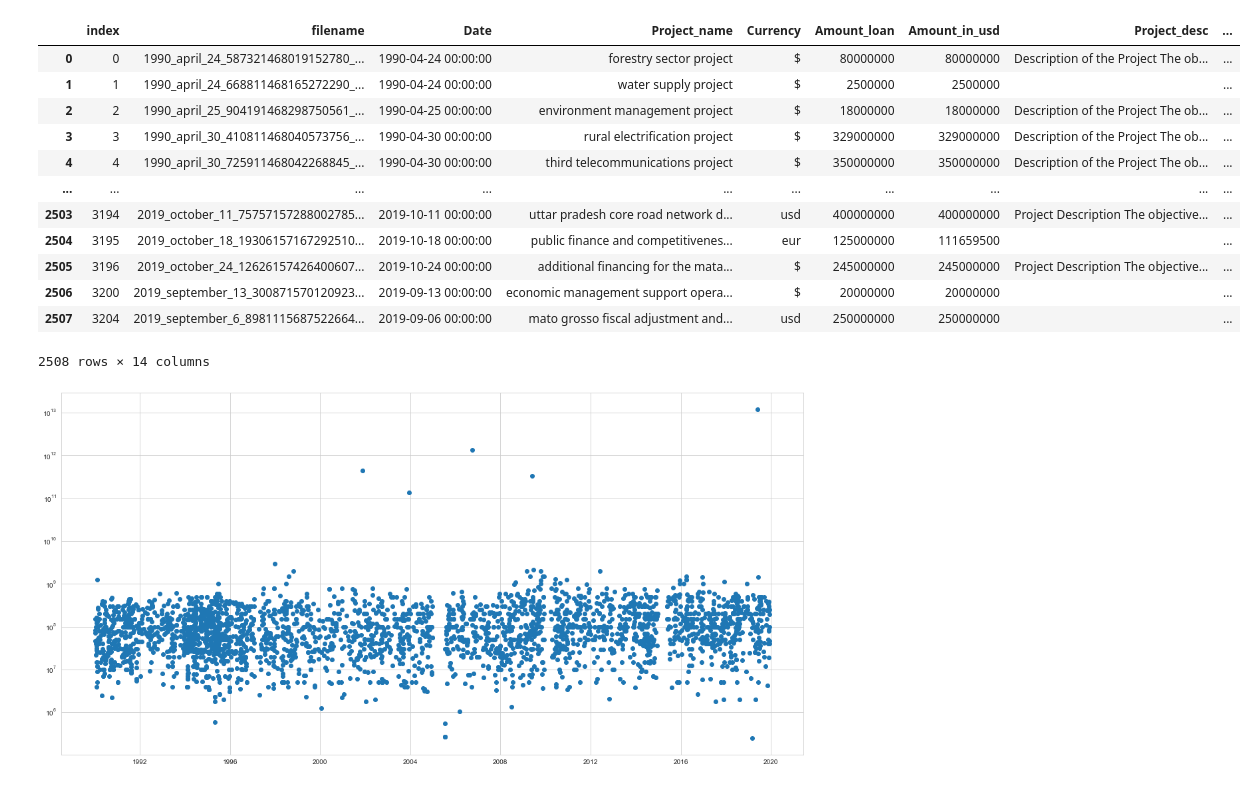
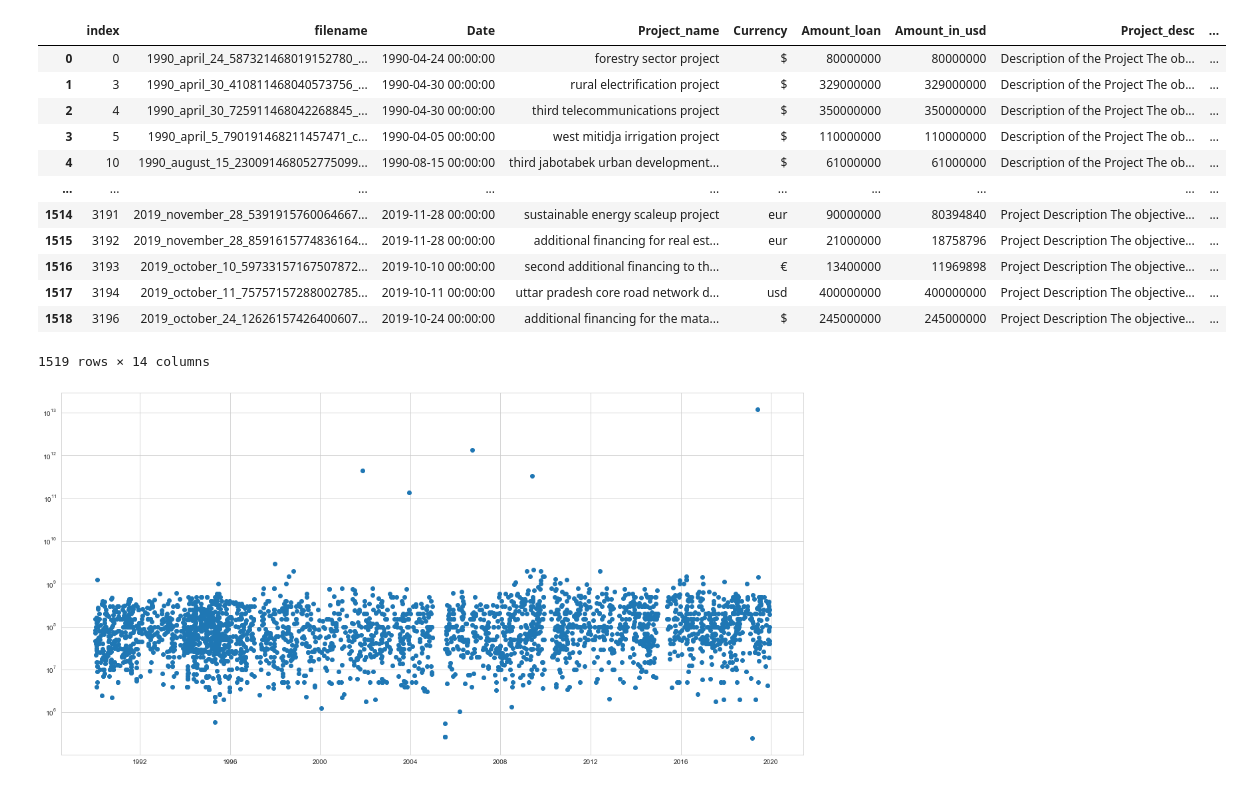
Before and after one commit to noahschoem/amethyst-erdos-may-2021, a Jupyter notebook: Jimin/plot.ipynb, the cells around one changed output. Cells and saved outputs as stored; diff of their text form; code cells hidden in the pictures.

```diff
--- a/Jimin/plot.ipynb
+++ b/Jimin/plot.ipynb
@@ -15,24 +67,40 @@ for i in data.index:
+# %%
+for i in data.index:
+    if data["Address"][i] == '':
+        data["Address"][i] = None
+# %%
+for i in data.index:
+    if data["Country3code"][i] == '':
+        data["Country3code"][i] = None
+# %%
+for i in data.index:
+    if data["Country_name"][i] == '':
+        data["Country_name"][i] = None
 # %%
 for i in data.index:
     if data["Income_level"][i] == '':
         data["Income_level"][i] = None
+# %%
+for i in data.index:
+    if data["Region"][i] == '':
+        data["Region"][i] = None
 # %%
-data2 = data.dropna(subset = ["Amount_in_usd","Income_level"])
+data2 = data.dropna()
 data2.reset_index()
 # %% [output]
 |  | index | filename | Date | Project_name | Currency | Amount_loan | Amount_in_usd | Project_desc | ... |
 | 0 | 0 | 1990_april_24_587321468019152780_... | 1990-04-24 00:00:00 | forestry sector project | $ | 80000000 | 80000000 | Description of the Project The ob... | ... |
-| 1 | 1 | 1990_april_24_668811468165272290_... | 1990-04-24 00:00:00 | water supply project | $ | 2500000 | 2500000 |  | ... |
-| 2 | 2 | 1990_april_25_904191468298750561_... | 1990-04-25 00:00:00 | environment management project | $ | 18000000 | 18000000 | Description of the Project The ob... | ... |
-| 3 | 3 | 1990_april_30_410811468040573756_... | 1990-04-30 00:00:00 | rural electrification project | $ | 329000000 | 329000000 | Description of the Project The ob... | ... |
-| 4 | 4 | 1990_april_30_725911468042268845_... | 1990-04-30 00:00:00 | third telecommunications project | $ | 350000000 | 350000000 | Description of the Project The ob... | ... |
+| 1 | 3 | 1990_april_30_410811468040573756_... | 1990-04-30 00:00:00 | rural electrification project | $ | 329000000 | 329000000 | Description of the Project The ob... | ... |
+| 2 | 4 | 1990_april_30_725911468042268845_... | 1990-04-30 00:00:00 | third telecommunications project | $ | 350000000 | 350000000 | Description of the Project The ob... | ... |
+| 3 | 5 | 1990_april_5_790191468211457471_c... | 1990-04-05 00:00:00 | west mitidja irrigation project | $ | 110000000 | 110000000 | Description of the Project The ob... | ... |
+| 4 | 10 | 1990_august_15_230091468052775099... | 1990-08-15 00:00:00 | third jabotabek urban development... | $ | 61000000 | 61000000 | Description of the Project The ob... | ... |
 | ... | ... | ... | ... | ... | ... | ... | ... | ... | ... |
-| 2503 | 3194 | 2019_october_11_75757157288002785... | 2019-10-11 00:00:00 | uttar pradesh core road network d... | usd | 400000000 | 400000000 | Project Description The objective... | ... |
-| 2504 | 3195 | 2019_october_18_19306157167292510... | 2019-10-18 00:00:00 | public finance and competitivenes... | eur | 125000000 | 111659500 |  | ... |
-| 2505 | 3196 | 2019_october_24_12626157426400607... | 2019-10-24 00:00:00 | additional financing for the mata... | $ | 245000000 | 245000000 | Project Description The objective... | ... |
-| 2506 | 3200 | 2019_september_13_300871570120923... | 2019-09-13 00:00:00 | economic management support opera... | $ | 20000000 | 20000000 |  | ... |
-| 2507 | 3204 | 2019_september_6_8981115687522664... | 2019-09-06 00:00:00 | mato grosso fiscal adjustment and... | usd | 250000000 | 250000000 |  | ... |
+| 1514 | 3191 | 2019_november_28_5391915760064667... | 2019-11-28 00:00:00 | sustainable energy scaleup project | eur | 90000000 | 80394840 | Project Description The objective... | ... |
+| 1515 | 3192 | 2019_november_28_8591615774836164... | 2019-11-28 00:00:00 | additional financing for real est... | eur | 21000000 | 18758796 | Project Description The objective... | ... |
+| 1516 | 3193 | 2019_october_10_59733157167507872... | 2019-10-10 00:00:00 | second additional financing to th... | € | 13400000 | 11969898 | Project Description The objective... | ... |
+| 1517 | 3194 | 2019_october_11_75757157288002785... | 2019-10-11 00:00:00 | uttar pradesh core road network d... | usd | 400000000 | 400000000 | Project Description The objective... | ... |
+| 1518 | 3196 | 2019_october_24_12626157426400607... | 2019-10-24 00:00:00 | additional financing for the mata... | $ | 245000000 | 245000000 | Project Description The objective... | ... |
-2508 rows × 14 columns
+1519 rows × 14 columns
 # %%
 plt.figure(figsize = (20,10))
 plt.scatter(data2.Date, data2.Amount_in_usd)
```
Also changed, not shown: parts of 7 cells of this notebook, 9 other files.
